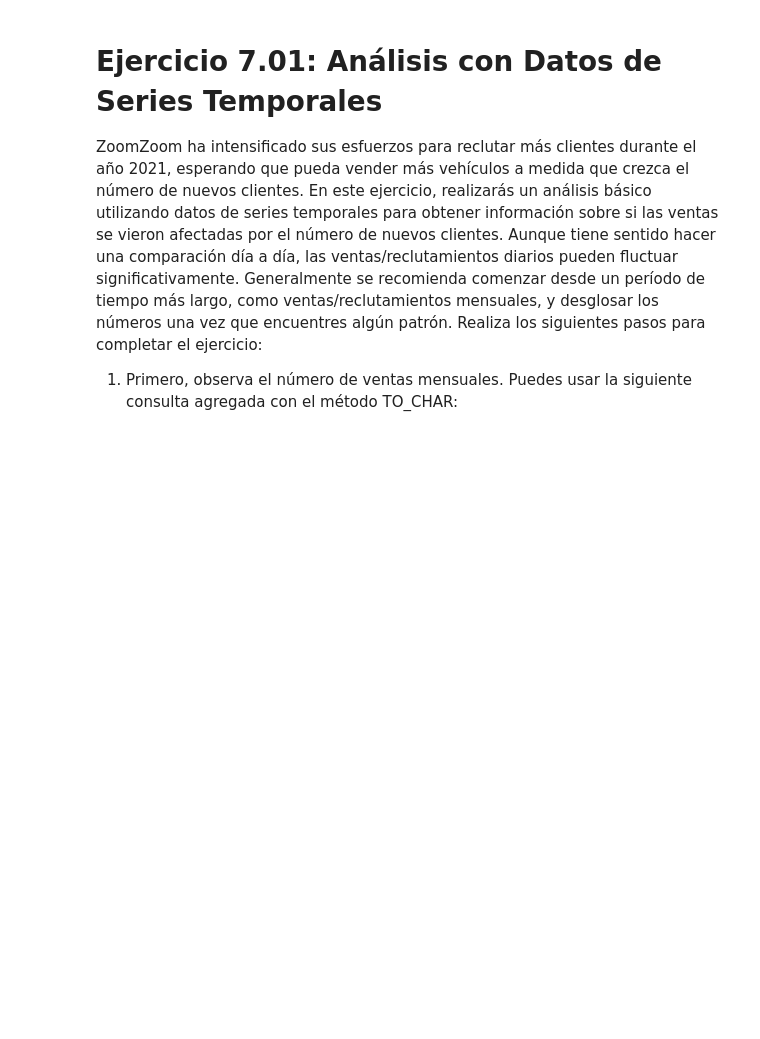
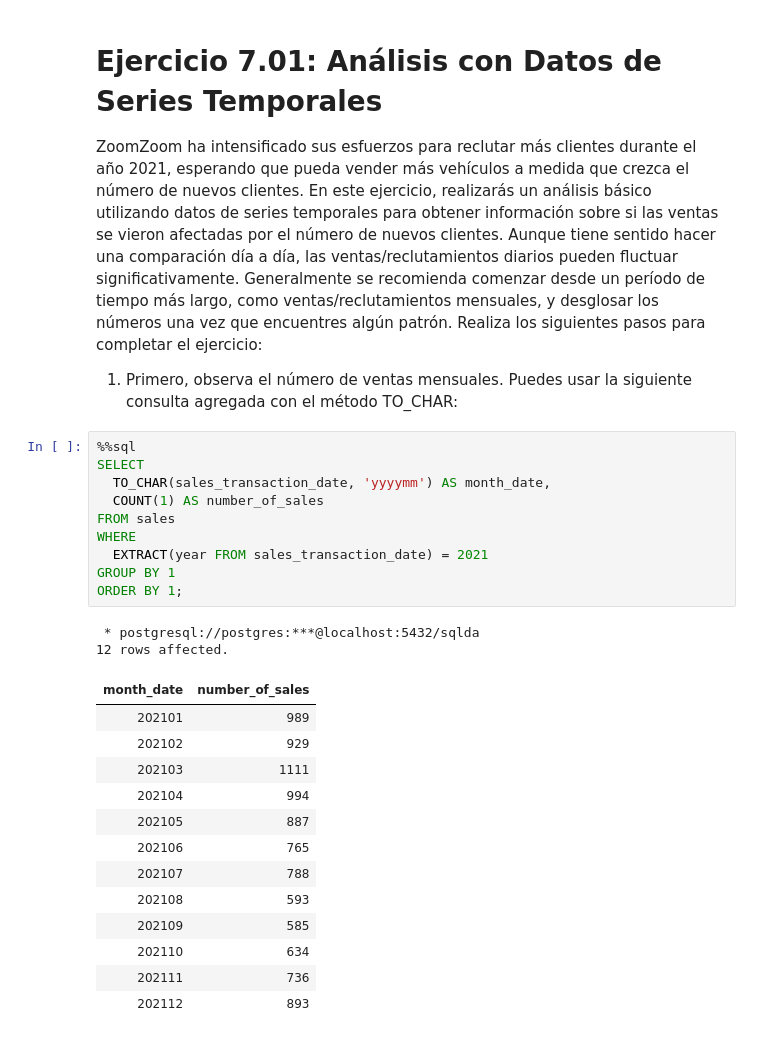
Before and after one commit to limspiga/data-modeling, a Jupyter notebook: 07_data_modeling_for_marketing.ipynb, the cells around one changed output. Drawn from its saved outputs; the diff is of its cells as text; blank space fills up the shorter version.

```diff
--- a/07_data_modeling_for_marketing.ipynb
+++ b/07_data_modeling_for_marketing.ipynb
@@ -258,3 +258,29 @@ Aunque el tipo de datos DATE ofrece facilidad de uso, el tipo de datos timestamp
 ZoomZoom ha intensificado sus esfuerzos para reclutar más clientes durante el año 2021, esperando que pueda vender más vehículos a medida que crezca el número de nuevos clientes. En este ejercicio, realizarás un análisis básico utilizando datos de series temporales para obtener información sobre si las ventas se vieron afectadas por el número de nuevos clientes. Aunque tiene sentido hacer una comparación día a día, las ventas/reclutamientos diarios pueden fluctuar significativamente. Generalmente se recomienda comenzar desde un período de tiempo más largo, como ventas/reclutamientos mensuales, y desglosar los números una vez que encuentres algún patrón.
 Realiza los siguientes pasos para completar el ejercicio:
 1. Primero, observa el número de ventas mensuales. Puedes usar la siguiente consulta agregada con el método TO_CHAR:
+# %%
+%%sql
+SELECT
+  TO_CHAR(sales_transaction_date, 'yyyymm') AS month_date,
+  COUNT(1) AS number_of_sales
+FROM sales
+WHERE
+  EXTRACT(year FROM sales_transaction_date) = 2021
+GROUP BY 1
+ORDER BY 1;
+# %% [output]
+ * postgresql://postgres:***@localhost:5432/sqlda
+12 rows affected.
+| month_date | number_of_sales |
+| 202101 | 989 |
+| 202102 | 929 |
+| 202103 | 1111 |
+| 202104 | 994 |
+| 202105 | 887 |
+| 202106 | 765 |
+| 202107 | 788 |
+| 202108 | 593 |
+| 202109 | 585 |
+| 202110 | 634 |
+| 202111 | 736 |
+| 202112 | 893 |
```
Also changed, not shown: parts of 65 cells of this notebook.
